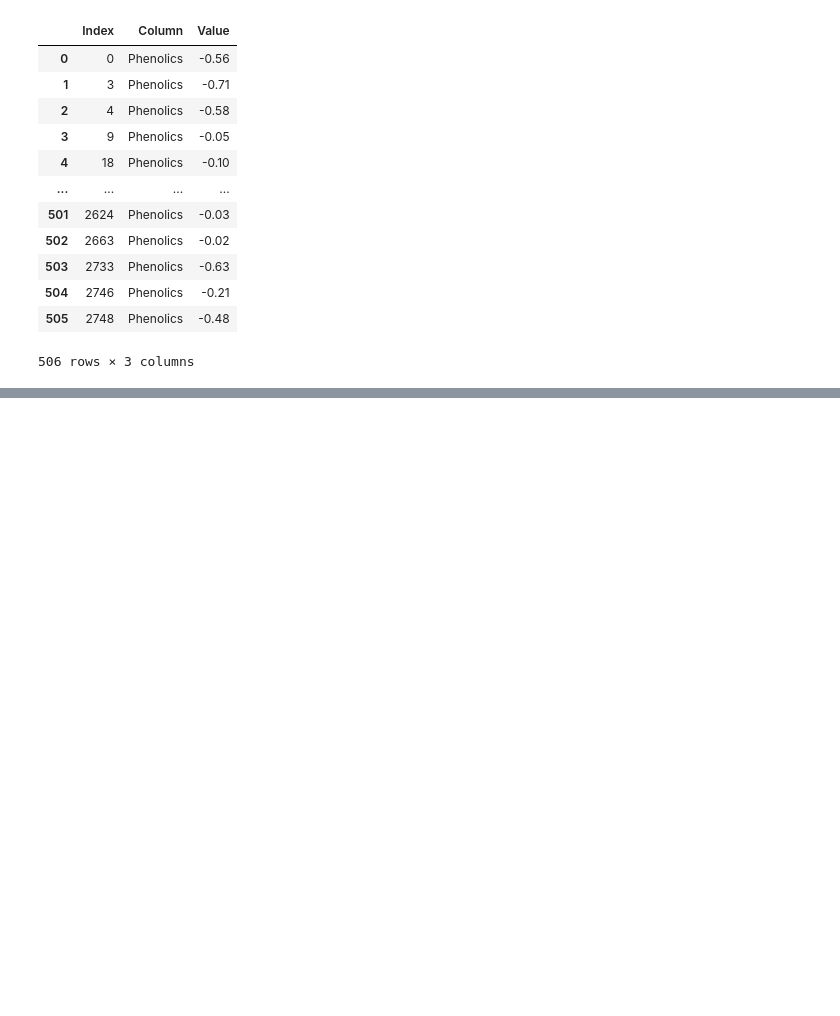
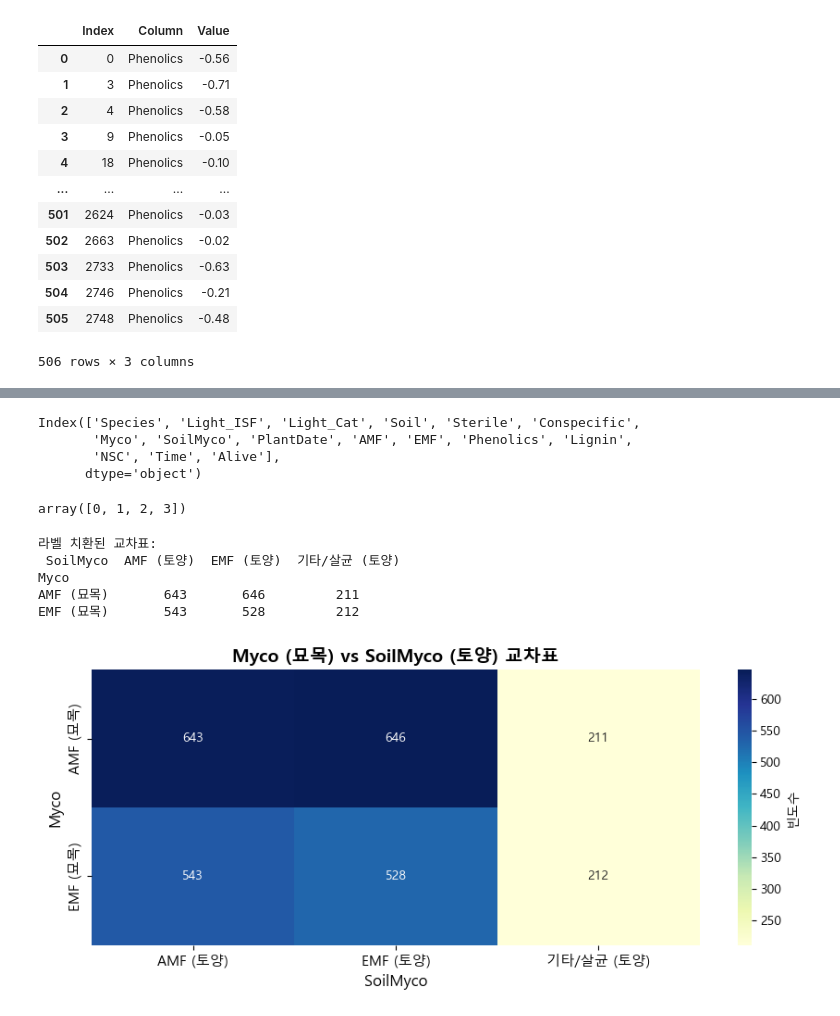
Before and after one commit to vfxpedia/05_ml-workspace, a Jupyter notebook: run_test.ipynb, the cells around one changed output, grey strips where cells are left out. Saved outputs shown, nothing was run; the diff lists cells and outputs as text; code cells hidden in the pictures; blank space fills up the shorter version.

```diff
--- a/run_test.ipynb
+++ b/run_test.ipynb
@@ -595,0 +596,3 @@ dv.show_survival_heatmap_by_soil(decode)
+# %%
+df = pd.read_csv('./Tree_Data_processing.csv')
+df
@@ -595,0 +613,54 @@ dv.show_survival_heatmap_by_soil(decode)
+# %%
+df.columns
+# %% [output]
+Index(['Species', 'Light_ISF', 'Light_Cat', 'Soil', 'Sterile', 'Conspecific',
+       'Myco', 'SoilMyco', 'PlantDate', 'AMF', 'EMF', 'Phenolics', 'Lignin',
+       'NSC', 'Time', 'Alive'],
+      dtype='object')
+# %%
+df['Alive'].unique() # -> 0, 1, 2, 3 = Dead, Harvest, Alive, test
+# %% [output]
+array([0, 1, 2, 3])
+# %%
+# 데이터 로드
+# dc.save_to_csv(encode)
+# df = pd.read_csv('./Tree_Data_processing.csv')
+
+# 라벨 맵핑
+myco_map = {0: "AMF (묘목)", 1: "EMF (묘목)"}
+soilmyco_map = {0: "AMF (토양)", 1: "EMF (토양)", 2: "기타/살균 (토양)"}
+
+# 교차표
+crosstab = pd.crosstab(df['Myco'], df['SoilMyco'])
+
+# 행/열 라벨 바꾸기
+crosstab.index = crosstab.index.map(myco_map)
+crosstab.columns = crosstab.columns.map(soilmyco_map)
+
+print("라벨 치환된 교차표:\n", crosstab)
+
+# heatmap 시각화
+plt.figure(figsize=(9,4))
+sns.heatmap(
+    crosstab,
+    annot=True,
+    fmt="d",
+    cmap="YlGnBu",
+    # linewidths=1,
+    linecolor='black',
+    cbar_kws={'label': '빈도수'}
+)
+plt.title("Myco (묘목) vs SoilMyco (토양) 교차표", fontsize=14, fontweight='bold')
+plt.xlabel("SoilMyco", fontsize=12)
+plt.ylabel("Myco", fontsize=12)
+plt.xticks(fontsize=11)
+plt.yticks(fontsize=11)
+plt.tight_layout()
+plt.show()
+# %% [output]
+라벨 치환된 교차표:
+ SoilMyco  AMF (토양)  EMF (토양)  기타/살균 (토양)
+Myco
+AMF (묘목)       643       646         211
+EMF (묘목)       543       528         212
+[figure, added]
```
Also changed, not shown: parts of 13 cells of this notebook.
